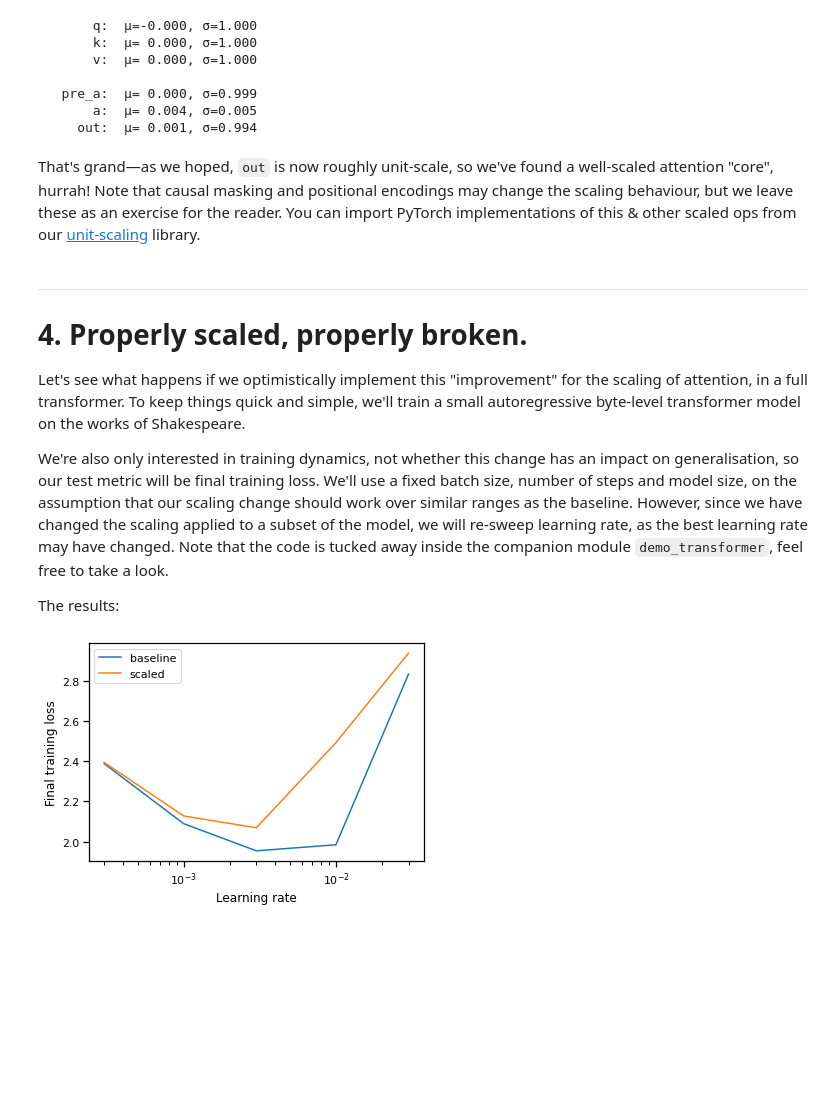
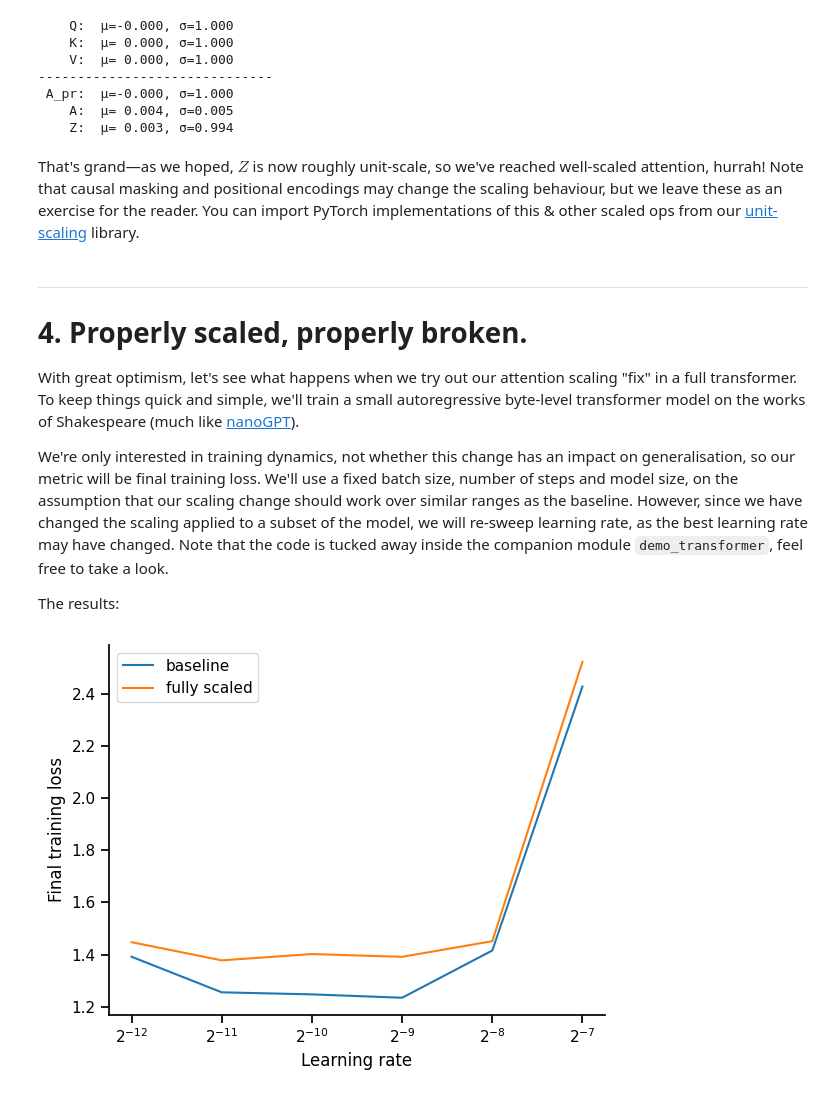
Before and after one commit to graphcore-research/out-of-the-box-fp8-training, a Jupyter notebook: blog-almost-scaled-mhsa/2023-07-AlmostScaledDotProductAttention.ipynb, the cells around one changed output. Saved outputs shown, nothing was run; the diff lists cells and outputs as text; code cells hidden in the pictures; blank space fills up the shorter version.

```diff
--- a/blog-almost-scaled-mhsa/2023-07-AlmostScaledDotProductAttention.ipynb
+++ b/blog-almost-scaled-mhsa/2023-07-AlmostScaledDotProductAttention.ipynb
@@ -176,59 +200,60 @@ $O = \mathrm{Softmax}(A^{\prime})\, V \color{red}{\cdot (d_s/e)^{1/2}}$
 
 Let's implement & sanity-check:
 # %%
-sequence_length = 256  # d_s
-head_size = 64         # d_h
+d_seq = 256
+d_head = 64
 n_heads = 2
-batch_size = 512
+n_batch = 512
 
-q, k, v = torch.randn(3, batch_size, n_heads, sequence_length, head_size)
+Q, K, V = torch.randn(3, n_batch, n_heads, d_seq, d_head)
 
-pre_a = q @ k.transpose(2, 3) * (head_size ** -0.5)  # 1. Scaled QK matmul
-a = torch.softmax(pre_a, dim=-1)                     # 2. Softmax
-out = a @ v * (sequence_length / np.e) ** 0.5        # 3. Scaled AV matmul (NEW)
+A_pr = Q @ K.transpose(2, 3) * (d_head ** -0.5)  # 1. Scaled QK matmul
+A = torch.softmax(A_pr, dim=-1)                  # 2. Softmax
+Z = A @ V * (d_seq / np.e) ** 0.5                # 3. Scaled AV matmul (NEW)
 
-for name in ["q", "k", "v", "", "pre_a", "a", "out"]:
-    if not name: print(); continue
+for name in ["Q", "K", "V", "", "A_pr", "A", "Z"]:
+    if not name: print("-"*30); continue
     var = globals()[name]
-    print(f"{name:>8}:  μ={var.mean():>6.3f}, σ={var.std():.3f}")
+    print(f"{name:>5}:  μ={var.mean():>6.3f}, σ={var.std():.3f}")
 # %% [output]
-       q:  μ=-0.000, σ=1.000
-       k:  μ= 0.000, σ=1.000
-       v:  μ= 0.000, σ=1.000
-
-   pre_a:  μ= 0.000, σ=0.999
-       a:  μ= 0.004, σ=0.005
-     out:  μ= 0.001, σ=0.994
+    Q:  μ=-0.000, σ=1.000
+    K:  μ= 0.000, σ=1.000
+    V:  μ= 0.000, σ=1.000
+------------------------------
+ A_pr:  μ=-0.000, σ=1.000
+    A:  μ= 0.004, σ=0.005
+    Z:  μ= 0.003, σ=0.994
 # %% [markdown]
-That's grand—as we hoped, `out` is now roughly unit-scale, so we've found a well-scaled attention "core", hurrah! Note that causal masking and positional encodings may change the scaling behaviour, but we leave these as an exercise for the reader. You can import PyTorch implementations of this & other scaled ops from our [unit-scaling](https://github.com/graphcore-research/unit-scaling) library.
+That's grand—as we hoped, $Z$ is now roughly unit-scale, so we've reached well-scaled attention, hurrah! Note that causal masking and positional encodings may change the scaling behaviour, but we leave these as an exercise for the reader. You can import PyTorch implementations of this & other scaled ops from our [unit-scaling](https://github.com/graphcore-research/unit-scaling) library.
 # %% [markdown]
 ---
 
 # 4. Properly scaled, properly broken.
 
-Let's see what happens if we optimistically implement this "improvement" for the scaling of attention, in a full transformer. To keep things quick and simple, we'll train a small autoregressive byte-level transformer model on the works of Shakespeare.
+With great optimism, let's see what happens when we try out our attention scaling "fix" in a full transformer. To keep things quick and simple, we'll train a small autoregressive byte-level transformer model on the works of Shakespeare (much like [nanoGPT](https://github.com/karpathy/nanoGPT)).
 
-We're also only interested in training dynamics, not whether this change has an impact on generalisation, so our test metric will be final training loss. We'll use a fixed batch size, number of steps and model size, on the assumption that our scaling change should work over similar ranges as the baseline. However, since we have changed the scaling applied to a subset of the model, we will re-sweep learning rate, as the best learning rate may have changed. Note that the code is tucked away inside the companion module `demo_transformer`, feel free to take a look.
+We're only interested in training dynamics, not whether this change has an impact on generalisation, so our metric will be final training loss. We'll use a fixed batch size, number of steps and model size, on the assumption that our scaling change should work over similar ranges as the baseline. However, since we have changed the scaling applied to a subset of the model, we will re-sweep learning rate, as the best learning rate may have changed. Note that the code is tucked away inside the companion module `demo_transformer`, feel free to take a look.
 
 The results:
 # %%
 # !wget https://www.gutenberg.org/cache/epub/100/pg100.txt -O shakespare.txt
 import demo_transformer
 
-def sweep_lr():
-    for lr in [3e-4, 1e-3, 3e-3, 1e-2, 3e-2]:
+LRS = (2.0 ** -torch.arange(7, 13)).tolist()
+def sweep_lr(fully_scaled: bool) -> Iterable[float]:
+    demo_transformer.CONFIG.fully_scaled_attention = fully_scaled
+    for lr in LRS:
         demo_transformer.CONFIG.lr = lr
-        log = demo_transformer.train()
-        yield dict(lr=lr, loss=float(log[-20:].mean()))
+        yield float(demo_transformer.train()[-20:].mean())
 
-demo_transformer.CONFIG.fully_scaled_attention = False
-baseline_results = list(sweep_lr())
-demo_transformer.CONFIG.fully_scaled_attention = True
-scaled_results = list(sweep_lr())
-
-for name, data in {"baseline": baseline_results, "fully scaled": scaled_results}.items():
-    plt.plot([d["lr"] for d in data], [d["loss"] for d in data], label=name)
-plt.xscale("log") ; plt.legend() ; plt.xlabel("Learning rate") ; plt.ylabel("Final training loss");
+results = {
+    "baseline": list(sweep_lr(fully_scaled=False)),
+    "fully scaled": list(sweep_lr(fully_scaled=True)),
+}
+for name, losses in results.items():
+    plt.plot(LRS, losses, label=name)
+ax = plt.gca() ; ax.spines["top"].set_visible(False) ; ax.spines["right"].set_visible(False)
+ax.legend() ; ax.set_xscale("log", base=2) ; ax.set_xlabel("Learning rate") ; ax.set_ylabel("Final training loss");
 # %% [output]
-[figure, old version]
+[figure, new version]
 # %% [markdown]
```
Also changed, not shown: parts of 22 cells of this notebook, 1 other file.
